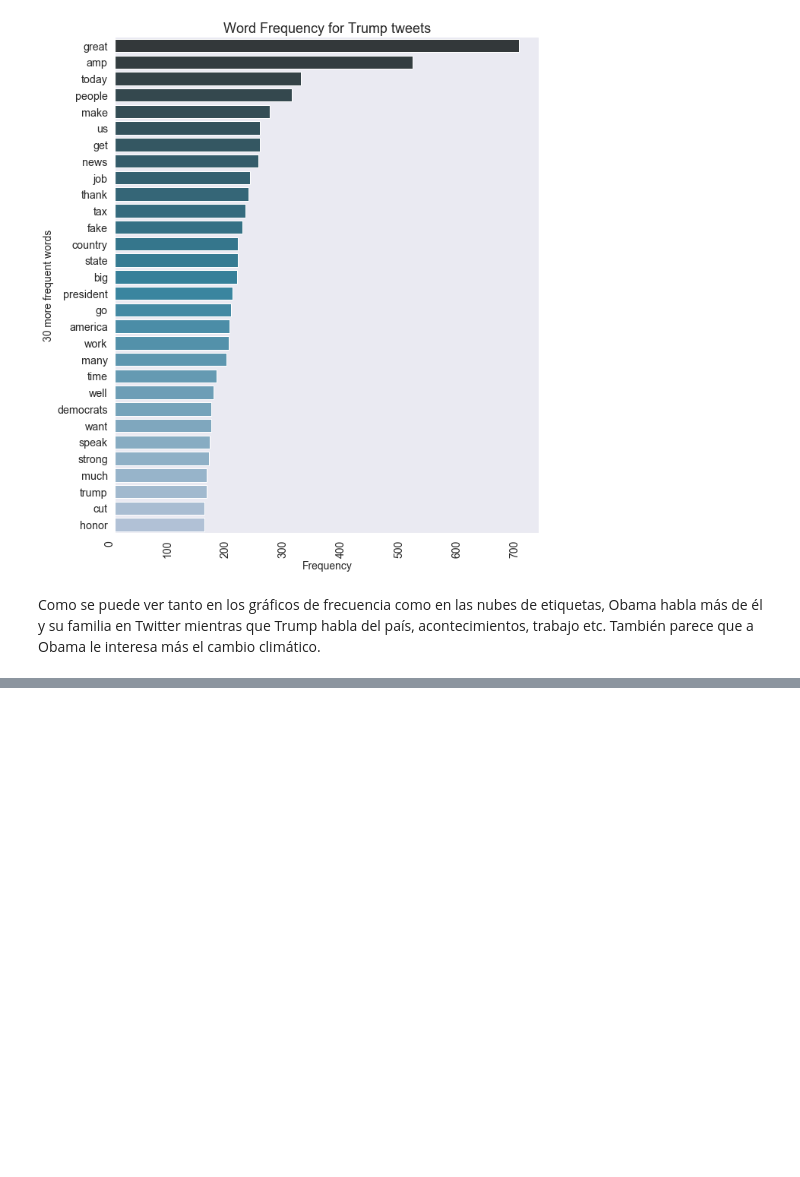
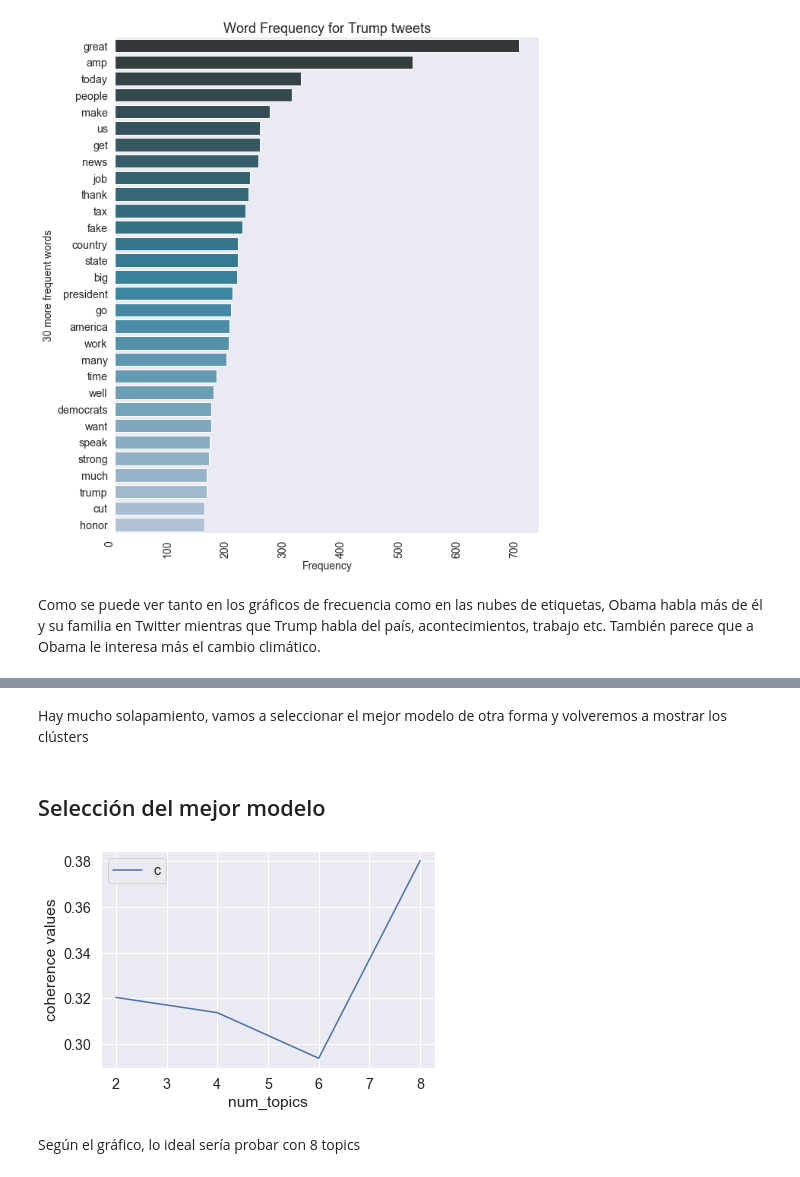
Before and after one commit to Dynam1co/kc_practica_NLP_Searching, a Jupyter notebook: 02_SentimentAnalysisPolitics.ipynb, the cells around one changed output, grey strips where cells are left out. Cells and saved outputs as stored; diff of their text form; code cells hidden in the pictures; blank space fills up the shorter version.

```diff
--- a/02_SentimentAnalysisPolitics.ipynb
+++ b/02_SentimentAnalysisPolitics.ipynb
@@ -139,0 +210,3 @@ Como se puede ver tanto en los gráficos de frecuencia como en las nubes de etiq
+# %%
+gensim_dict = Dictionary(documents)
+len(gensim_dict)
@@ -139,0 +215,3 @@ Como se puede ver tanto en los gráficos de frecuencia como en las nubes de etiq
+# %%
+# Colección de documentos back of words
+corpus = [gensim_dict.doc2bow(doc) for doc in documents]
@@ -139,0 +257,4 @@ Como se puede ver tanto en los gráficos de frecuencia como en las nubes de etiq
+# %% [markdown]
+Hay mucho solapamiento, vamos a seleccionar el mejor modelo de otra forma y volveremos a mostrar los clústers
+# %% [markdown]
+## Selección del mejor modelo
@@ -139,0 +263,30 @@ Como se puede ver tanto en los gráficos de frecuencia como en las nubes de etiq
+# %%
+from gensim.models import CoherenceModel
+
+def compute_coherence_values(dictionary, corpus, texts, limit, start=2, step=1):
+    coherence_values = []
+    model_list = []
+
+    for num_topics in range(start, limit, step):
+        model = models.LdaModel(corpus, id2word=dictionary, num_topics=num_topics, iterations=5, passes=20, alpha='auto')
+        model_list.append(model)
+
+        cm = CoherenceModel(model=model, texts=texts, dictionary=dictionary, coherence='c_v')
+        coherence_values.append(cm.get_coherence())
+
+    return model_list, coherence_values
+# %%
+limit=10; start=2; step=2;
+model_list, coherence_values = compute_coherence_values(gensim_dict, corpus, documents, limit, start, step)
+
+x = range(start, limit, step)
+
+plt.plot(x, coherence_values)
+plt.xlabel('num_topics')
+plt.ylabel('coherence values')
+plt.legend(('coherence_values'), loc='best')
+plt.show()
+# %% [output]
+[figure, added]
+# %% [markdown]
+Según el gráfico, lo ideal sería probar con 8 topics
```
Also changed, not shown: parts of 19 cells of this notebook, 2 other files.
